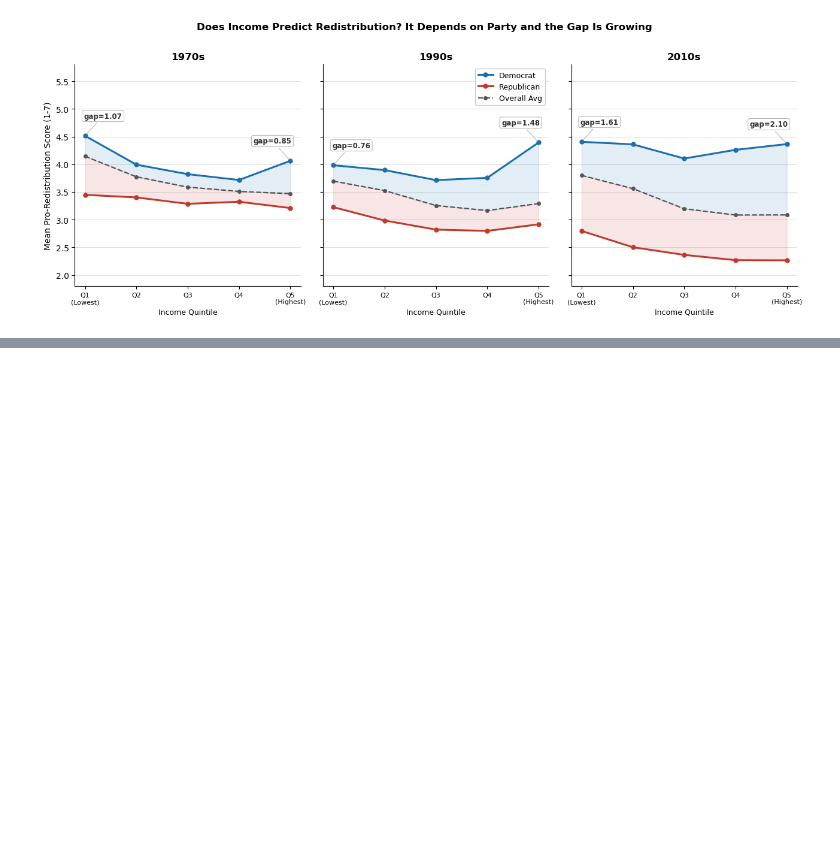
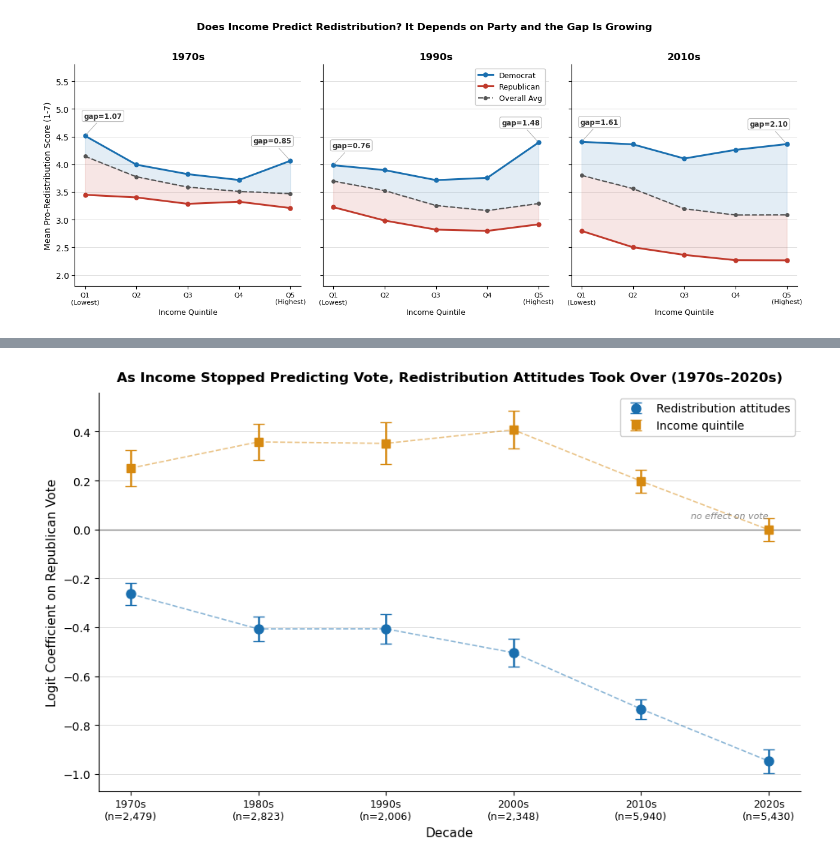
Before and after one commit to nnjaa2027/qss20-inequality-redistribution, a Jupyter notebook: code/03_visualize.ipynb, the cells around one changed output, grey strips where cells are left out. Cells and saved outputs as stored; diff of their text form; code cells hidden in the pictures; blank space fills up the shorter version.

```diff
--- a/code/03_visualize.ipynb
+++ b/code/03_visualize.ipynb
@@ -289,0 +245,40 @@ plt.show()
+# %%
+redist_c = pd.read_csv('../output/decade_coefs.csv')
+income_c = pd.read_csv('../output/income_decade_coefs.csv')
+
+fig, ax = plt.subplots(figsize=(9.5, 6))
+x = list(range(len(redist_c)))
+
+# redistribution attitudes (blue)
+ax.errorbar(x, redist_c['coef'],
+            yerr=[redist_c['coef']-redist_c['ci_low'], redist_c['ci_high']-redist_c['coef']],
+            fmt='o', color='#1a6faf', ecolor='#1a6faf', elinewidth=1.8, capsize=5, ms=8, zorder=3,
+            label='Redistribution attitudes')
+ax.plot(x, redist_c['coef'], color='#1a6faf', lw=1.2, ls='--', alpha=0.5, zorder=2)
+
+# income (amber)
+ax.errorbar(x, income_c['coef'],
+            yerr=[income_c['coef']-income_c['ci_low'], income_c['ci_high']-income_c['coef']],
+            fmt='s', color='#d68910', ecolor='#d68910', elinewidth=1.8, capsize=5, ms=7, zorder=3,
+            label='Income quintile')
+ax.plot(x, income_c['coef'], color='#d68910', lw=1.2, ls='--', alpha=0.5, zorder=2)
+
+ax.axhline(0, color='#888888', lw=1.0, ls='-', zorder=1)
+ax.text(len(x)-1, 0.04, 'no effect on vote', ha='right', va='bottom', fontsize=8, color='#888888', style='italic')
+
+ax.set_xticks(x)
+ax.set_xticklabels([f"{r['decade']}\n(n={r['n']:,})" for _, r in redist_c.iterrows()], fontsize=9)
+ax.set_ylabel('Logit Coefficient on Republican Vote', fontsize=11)
+ax.set_xlabel('Decade', fontsize=11)
+ax.yaxis.grid(True, color='#dddddd', lw=0.7, zorder=0)
+ax.set_axisbelow(True)
+for spine in ['top','right']:
+    ax.spines[spine].set_visible(False)
+ax.legend(loc='upper right', fontsize=10, framealpha=0.95, edgecolor='#cccccc')
+ax.set_title('As Income Stopped Predicting Vote, Redistribution Attitudes Took Over (1970s–2020s)',
+             fontsize=12, fontweight='bold', pad=10)
+plt.tight_layout()
+plt.savefig('../output/viz4_coef_plot.png', dpi=150, bbox_inches='tight')
+plt.show()
+# %% [output]
+[figure, added]
```
Also changed, not shown: parts of 3 cells of this notebook, 4 other files.
